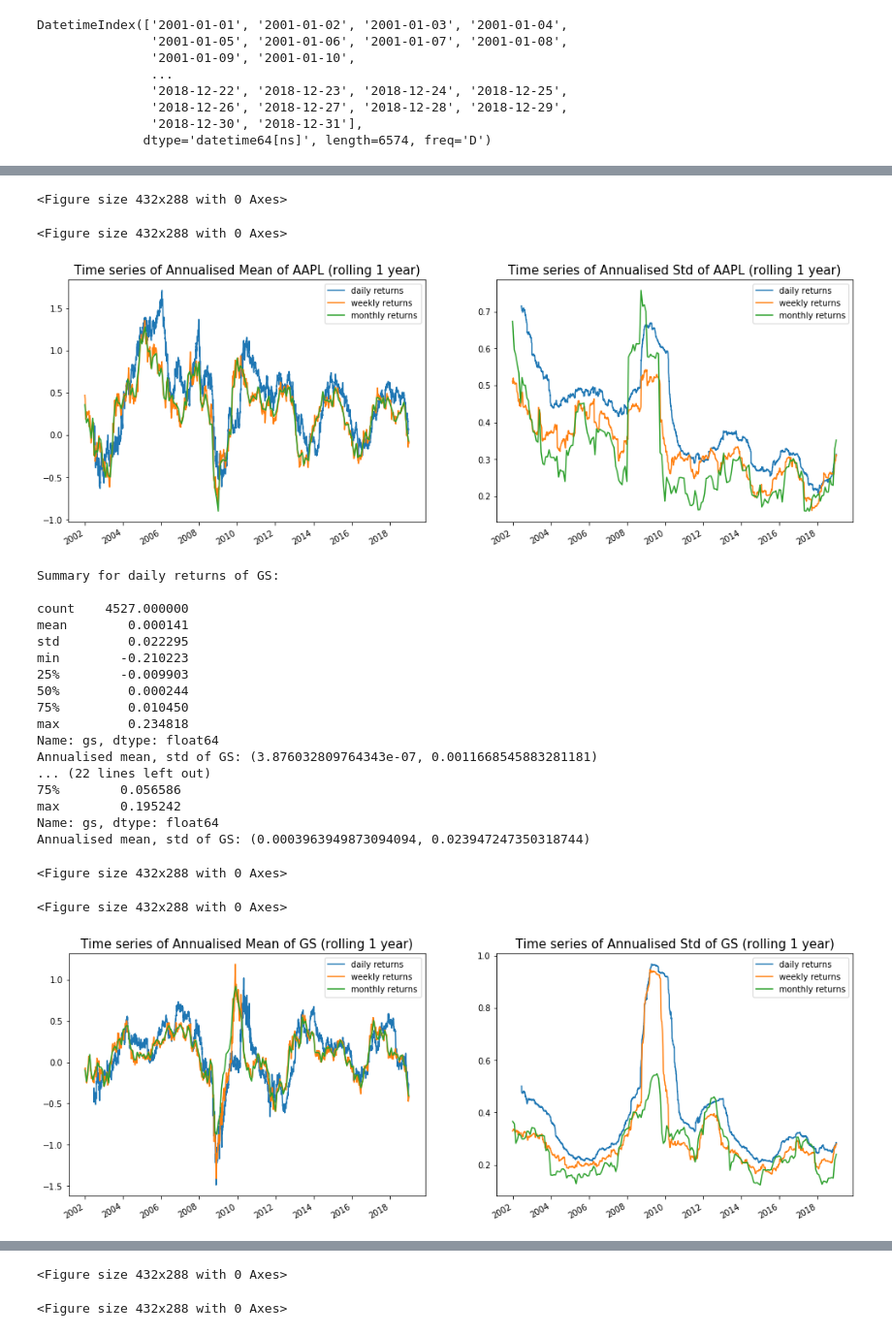
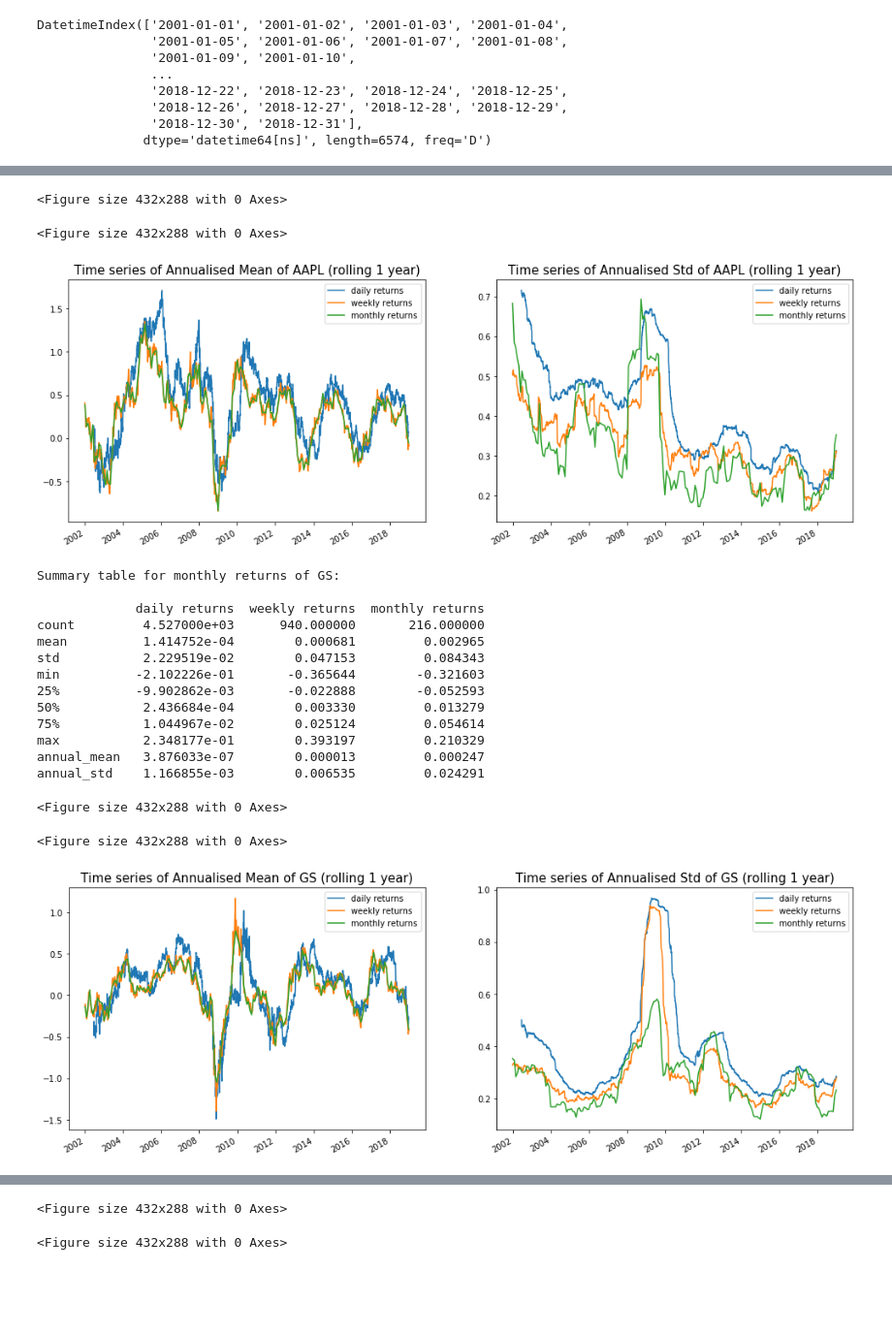
Before and after one commit to baohien97/EPFL-Investments, a Jupyter notebook: As1/InvestmentAs1_Ongoing.ipynb, the cells around one changed output, grey strips where cells are left out. Shown at 97% size. Drawn from its saved outputs; the diff is of its cells as text; code cells hidden in the pictures; blank space fills up the shorter version.

```diff
--- a/As1/InvestmentAs1_Ongoing.ipynb
+++ b/As1/InvestmentAs1_Ongoing.ipynb
@@ -87,26 +87,21 @@ def compute_log_ret(series):
     normal_ret = np.diff(series)/series[:-1]
     return np.log(1 + normal_ret)
 # %%
-log_daily_ret = compute_log_ret(simulated_ts.price)
-log_weekly_ret = compute_log_ret(simulated_ts.price.resample("W").first()) # log of weekly returns
-log_monthly_ret = compute_log_ret(simulated_ts.price.resample("M").first()) # log of montly returns
-
-log_ts = {"daily returns": (log_daily_ret, 365),
-         "weekly returns": (log_weekly_ret, 52),
-         "monthly returns": (log_monthly_ret, 12)}
-
-plt.figure()
-_, (ax1, ax2) = plt.subplots(ncols=2, figsize=(17,6))
-
 def summarise_ts(freq_dict: dict, extra_tit=""): # function takes a dict {name of series: (series, dt)}
+    df = pd.DataFrame() # stocking all summary information in to this dataframe
     for tit,freq in freq_dict.items():
         n = len(freq)
-        print(f"Summary for {tit} {extra_tit}:\n")
-        print(freq[0].describe())
-        annual_mean, annual_std = compute_annual_mean_std(freq[0], len(freq[0]), freq[1])
-        print(f"Annualised mean, annualised std {extra_tit}: {annual_mean, annual_std}\n")
 
-        # annualised means and stds of rolling-ed log returns
+        #b)
+        for i,v in freq[0].describe().iteritems():
+            df.at[i, tit] = v
+
+        #c)
+        annual_mean, annual_std = compute_annual_mean_std(freq[0], n, freq[1])
+        df.at["annual_mean", tit] = annual_mean
+        df.at["annual_std", tit] = annual_std
+
+        #d) annualised means and stds of rolling-ed log returns
         rolling_log_ret_mean = freq[0].rolling(freq[1]).mean()*freq[1]
         rolling_log_ret_std = freq[0].rolling(freq[1]).std()*np.sqrt(freq[1])
 
@@ -118,5 +113,6 @@ def summarise_ts(freq_dict: dict, extra_tit=""): # function takes a dict {name o
         ax2.set_title(f"Time series of Annualised Std {extra_tit} (rolling 1 year)", size=15)
         ax2.legend(loc="best")
 
-summarise_ts(log_ts)
-plt.show()
+    print(f"Summary table for {tit} {extra_tit}:\n")
+    print(df)
+    return df
@@ -248,0 +237,7 @@ wrds_df.resample("M").last()
+# %%
+def compound_returns(l):
+    l = [i + 1 for i in l]
+    return np.prod(l) - 1
+
+test = wrds_df["aapl"]
+test.resample("W").apply(compound_returns) #testing
@@ -251,8 +264,8 @@ for company in wrds_df.columns:
     plt.figure()
     rets = wrds_df[company]
     log_daily_ret = np.log(1 + rets)
-    log_weekly_ret = np.log(1 + rets.resample("W").sum()) # compounding returns to get a number at low frequency
-    log_monthly_ret = np.log(1 + rets.resample("M").sum())
+    log_weekly_ret = np.log(1 + rets.resample("W").apply(compound_returns)) # compounding returns to get a number at low frequency
+    log_monthly_ret = np.log(1 + rets.resample("M").apply(compound_returns))
 
     ts = {"daily returns": (log_daily_ret, 365),
          "weekly returns": (log_weekly_ret, 52),
@@ -282,23 +291,19 @@ Annualised mean, std of AAPL: (0.001959779723688889, 0.030430629873056364)
 <Figure size 432x288 with 0 Axes>
 <Figure size 432x288 with 0 Axes>
-[figure, old version]
+[figure, new version]
-Summary for daily returns of GS:
+Summary table for monthly returns of GS:
 
-count    4527.000000
-mean        0.000141
-std         0.022295
-min        -0.210223
-25%        -0.009903
-50%         0.000244
-75%         0.010450
-max         0.234818
-Name: gs, dtype: float64
-Annualised mean, std of GS: (3.876032809764343e-07, 0.0011668545883281181)
-... (22 lines left out)
-75%        0.056586
-max        0.195242
-Name: gs, dtype: float64
-Annualised mean, std of GS: (0.0003963949873094094, 0.023947247350318744)
+             daily returns  weekly returns  monthly returns
+count         4.527000e+03      940.000000       216.000000
+mean          1.414752e-04        0.000681         0.002965
+std           2.229519e-02        0.047153         0.084343
+min          -2.102226e-01       -0.365644        -0.321603
+25%          -9.902862e-03       -0.022888        -0.052593
+50%           2.436684e-04        0.003330         0.013279
+75%           1.044967e-02        0.025124         0.054614
+max           2.348177e-01        0.393197         0.210329
+annual_mean   3.876033e-07        0.000013         0.000247
+annual_std    1.166855e-03        0.006535         0.024291
 <Figure size 432x288 with 0 Axes>
 <Figure size 432x288 with 0 Axes>
-[figure, old version]
+[figure, new version]
```
Also changed, not shown: parts of 11 cells of this notebook.
